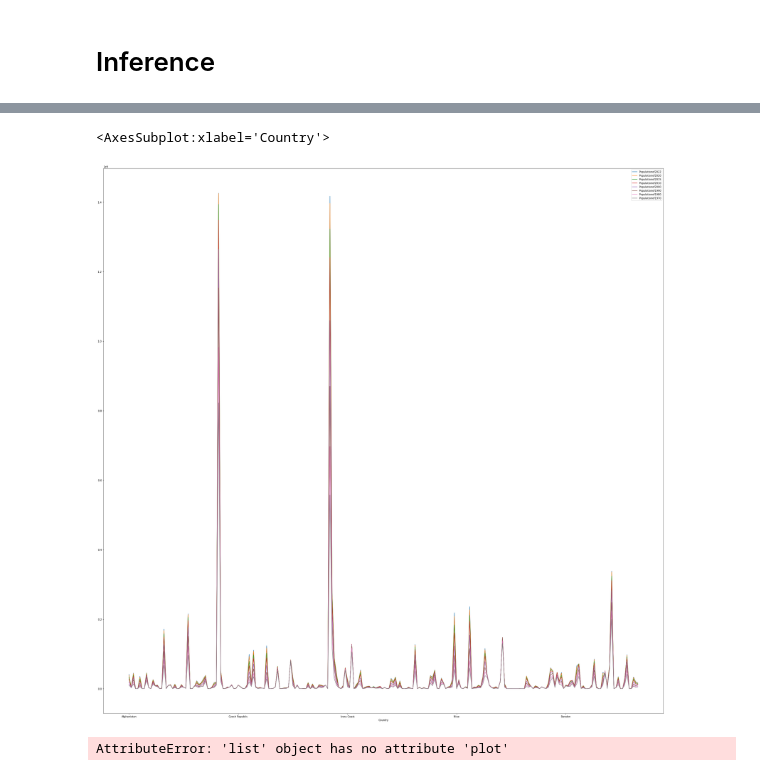
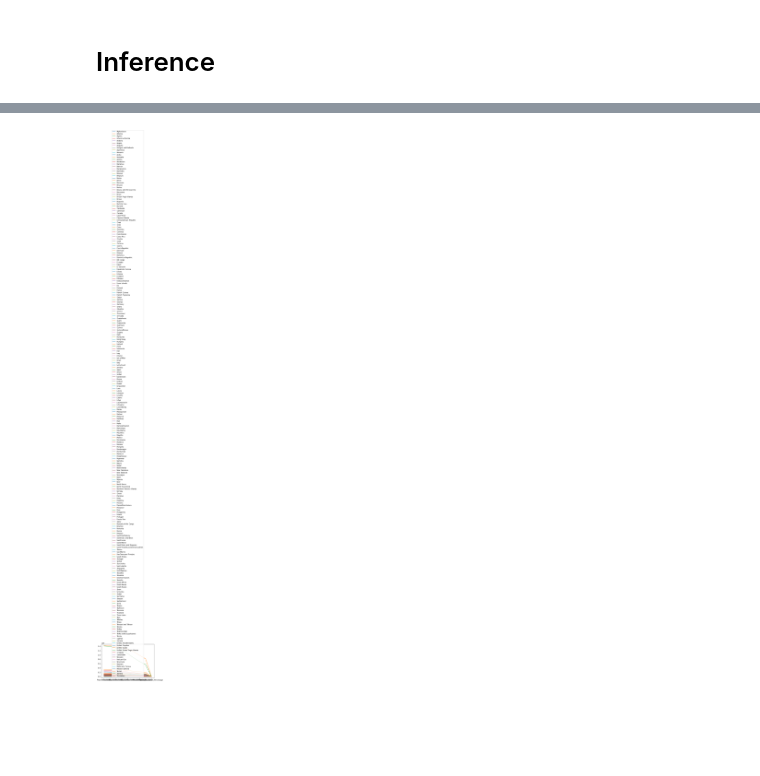
Before and after one commit to SathanaR/TNQ, a Jupyter notebook: WORLD POPULATION.ipynb, the cells around one changed output, grey strips where cells are left out. Drawn from its saved outputs; the diff is of its cells as text; code cells hidden in the pictures; blank space fills up the shorter version.

```diff
--- a/WORLD POPULATION.ipynb
+++ b/WORLD POPULATION.ipynb
@@ -86,28 +86,16 @@ fig = go.Figure(data=[go.Table(header=dict(values=["YEAR", "COUNTRY WITH MAX POP
 fig.show()
 # %% [output]
 [interactive output not drawn]
-# %%
-ax = plt.gca()
-dataforplot.plot( x = 'Country' , y = 'Populationof2022', ax = ax,figsize=(40,40))
-dataforplot.plot( x = 'Country' , y = 'Populationof2020', ax = ax,figsize=(40,40))
-dataforplot.plot( x = 'Country' , y = 'Populationof2015', ax = ax,figsize=(40,40))
-dataforplot.plot( x = 'Country' , y = 'Populationof2010', ax = ax,figsize=(40,40))
-dataforplot.plot( x = 'Country' , y = 'Populationof2000', ax = ax,figsize=(40,40))
-dataforplot.plot( x = 'Country' , y = 'Populationof1990', ax = ax,figsize=(40,40))
-dataforplot.plot( x = 'Country' , y = 'Populationof1980', ax = ax,figsize=(40,40))
-dataforplot.plot( x = 'Country' , y = 'Populationof1970', ax = ax,figsize=(40,40))
-# %% [output]
-<AxesSubplot:xlabel='Country'>
-[figure, removed]
 # %%
-dataforplot=['Country', 'Populationof2022', 'Populationof2020', 'Populationof2015',
+dataforplot=data[['Country', 'Populationof2022', 'Populationof2020', 'Populationof2015',
        'Populationof2010', 'Populationof2000', 'Populationof1990',
-       'Populationof1980', 'Populationof1970','World_Population_Percentage']
+       'Populationof1980', 'Populationof1970','World_Population_Percentage']]
-# %%
-df = pd.DataFrame({'Country', 'Populationof2022', 'Populationof2020', 'Populationof2015',
-       'Populationof2010', 'Populationof2000', 'Populationof1990',
-       'Populationof1980', 'Populationof1970','World_Population_Percentage'},
-                  index=['Mercury', 'Venus', 'Earth'])
-plot = df.plot.pie(y='mass', figsize=(5, 5))
-# %% [output]
-AttributeError: 'list' object has no attribute 'plot'
+# %%
+dataforplot=dataforplot.set_index('Country')
+# %%
+for index, row in dataforplot.iterrows():
+    plt.plot(row, label=index)
+plt.legend()
+plt.show()
+# %% [output]
+[figure, added]
```
Also changed, not shown: parts of 4 cells of this notebook.
